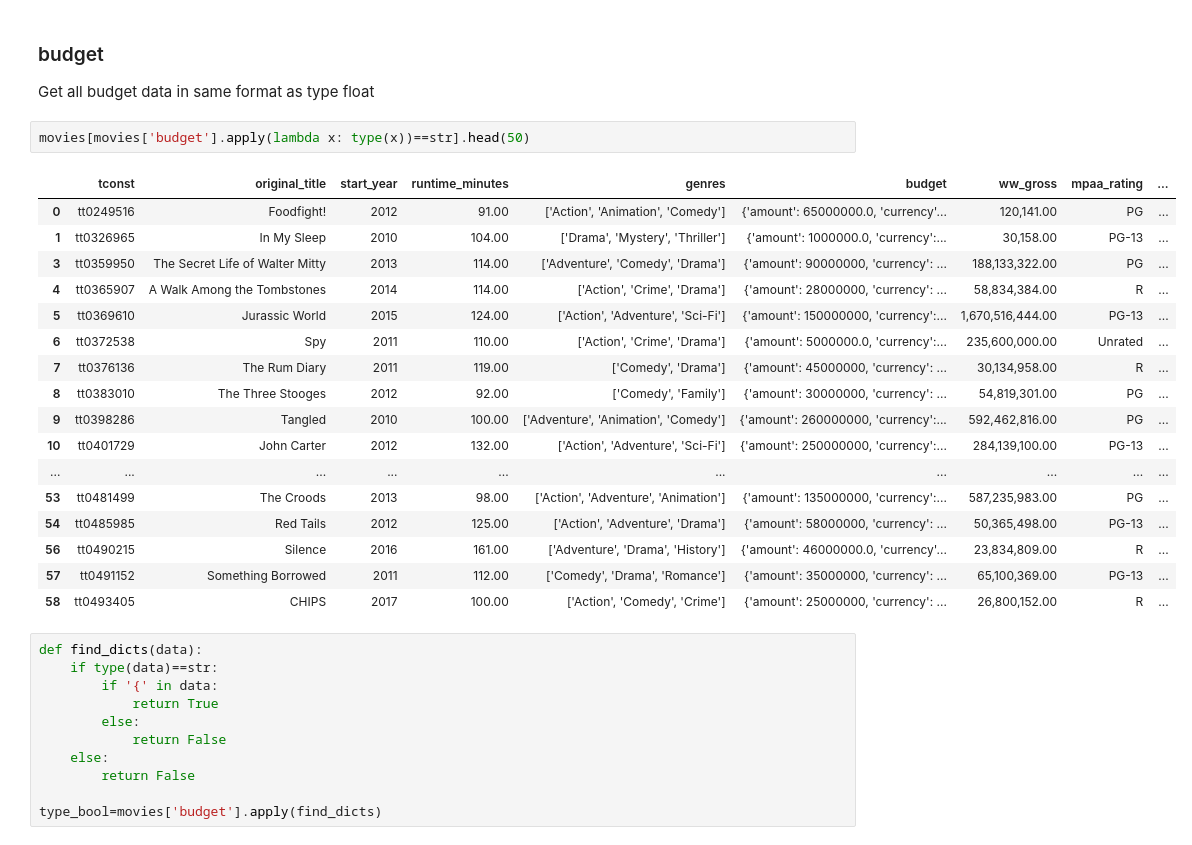
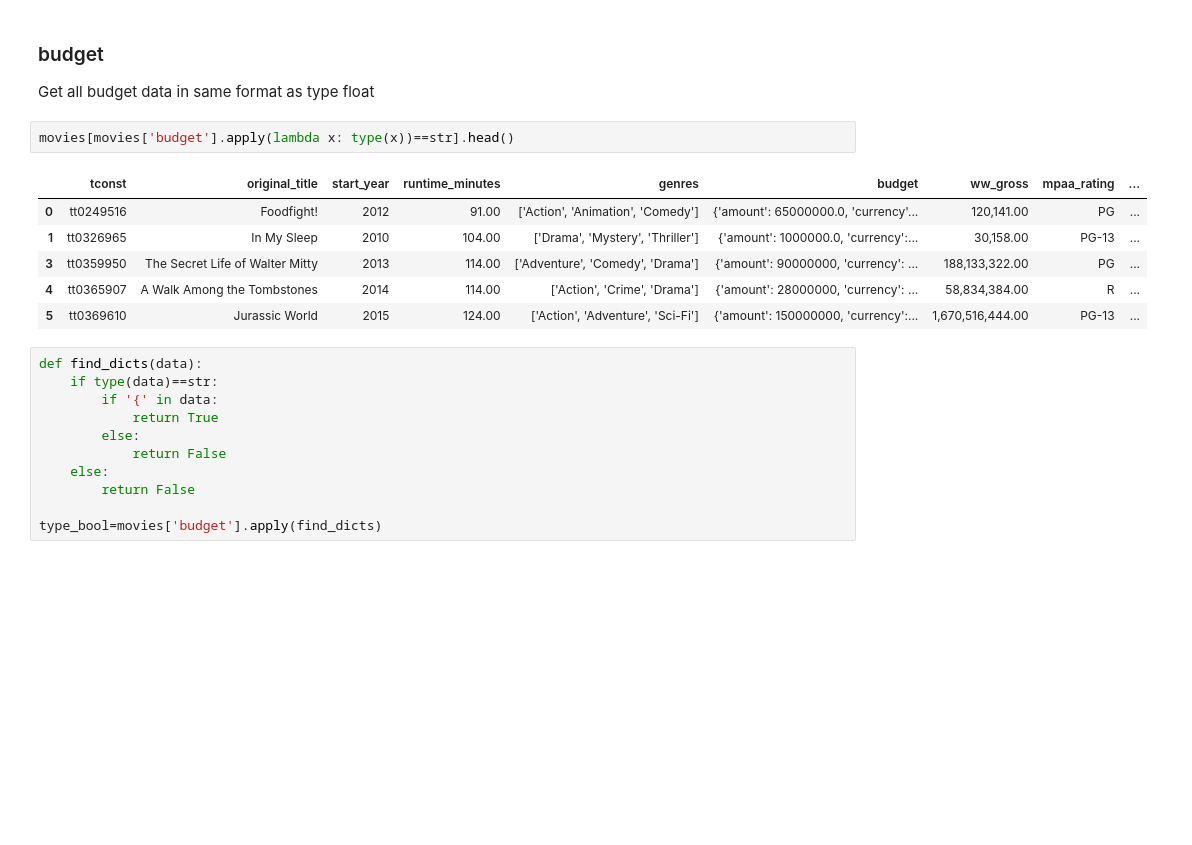
Before and after one commit to morganFitzg/dsc-phase-1-project, a Jupyter notebook: student.ipynb, the cells around one changed output. Saved outputs shown, nothing was run; the diff lists cells and outputs as text; blank space fills up the shorter version.

```diff
--- a/student.ipynb
+++ b/student.ipynb
@@ -343,25 +296,14 @@ I could fill in the missing month data by using random months with the same dist
 
 Get all budget data in same format as type float
 # %%
-movies[movies['budget'].apply(lambda x: type(x))==str].head(50)
+movies[movies['budget'].apply(lambda x: type(x))==str].head()
 # %% [output]
 |  | tconst | original_title | start_year | runtime_minutes | genres | budget | ww_gross | mpaa_rating | ... |
 | 0 | tt0249516 | Foodfight! | 2012 | 91.00 | ['Action', 'Animation', 'Comedy'] | {'amount': 65000000.0, 'currency'... | 120,141.00 | PG | ... |
 | 1 | tt0326965 | In My Sleep | 2010 | 104.00 | ['Drama', 'Mystery', 'Thriller'] | {'amount': 1000000.0, 'currency':... | 30,158.00 | PG-13 | ... |
 | 3 | tt0359950 | The Secret Life of Walter Mitty | 2013 | 114.00 | ['Adventure', 'Comedy', 'Drama'] | {'amount': 90000000, 'currency': ... | 188,133,322.00 | PG | ... |
 | 4 | tt0365907 | A Walk Among the Tombstones | 2014 | 114.00 | ['Action', 'Crime', 'Drama'] | {'amount': 28000000, 'currency': ... | 58,834,384.00 | R | ... |
 | 5 | tt0369610 | Jurassic World | 2015 | 124.00 | ['Action', 'Adventure', 'Sci-Fi'] | {'amount': 150000000, 'currency':... | 1,670,516,444.00 | PG-13 | ... |
-| 6 | tt0372538 | Spy | 2011 | 110.00 | ['Action', 'Crime', 'Drama'] | {'amount': 5000000.0, 'currency':... | 235,600,000.00 | Unrated | ... |
-| 7 | tt0376136 | The Rum Diary | 2011 | 119.00 | ['Comedy', 'Drama'] | {'amount': 45000000, 'currency': ... | 30,134,958.00 | R | ... |
-| 8 | tt0383010 | The Three Stooges | 2012 | 92.00 | ['Comedy', 'Family'] | {'amount': 30000000, 'currency': ... | 54,819,301.00 | PG | ... |
-| 9 | tt0398286 | Tangled | 2010 | 100.00 | ['Adventure', 'Animation', 'Comedy'] | {'amount': 260000000, 'currency':... | 592,462,816.00 | PG | ... |
-| 10 | tt0401729 | John Carter | 2012 | 132.00 | ['Action', 'Adventure', 'Sci-Fi'] | {'amount': 250000000, 'currency':... | 284,139,100.00 | PG-13 | ... |
-| ... | ... | ... | ... | ... | ... | ... | ... | ... | ... |
-| 53 | tt0481499 | The Croods | 2013 | 98.00 | ['Action', 'Adventure', 'Animation'] | {'amount': 135000000, 'currency':... | 587,235,983.00 | PG | ... |
-| 54 | tt0485985 | Red Tails | 2012 | 125.00 | ['Action', 'Adventure', 'Drama'] | {'amount': 58000000, 'currency': ... | 50,365,498.00 | PG-13 | ... |
-| 56 | tt0490215 | Silence | 2016 | 161.00 | ['Adventure', 'Drama', 'History'] | {'amount': 46000000.0, 'currency'... | 23,834,809.00 | R | ... |
-| 57 | tt0491152 | Something Borrowed | 2011 | 112.00 | ['Comedy', 'Drama', 'Romance'] | {'amount': 35000000, 'currency': ... | 65,100,369.00 | PG-13 | ... |
-| 58 | tt0493405 | CHIPS | 2017 | 100.00 | ['Action', 'Comedy', 'Crime'] | {'amount': 25000000, 'currency': ... | 26,800,152.00 | R | ... |
 # %%
 def find_dicts(data):
     if type(data)==str:
```
Also changed, not shown: parts of 36 cells of this notebook, 3 other files.
